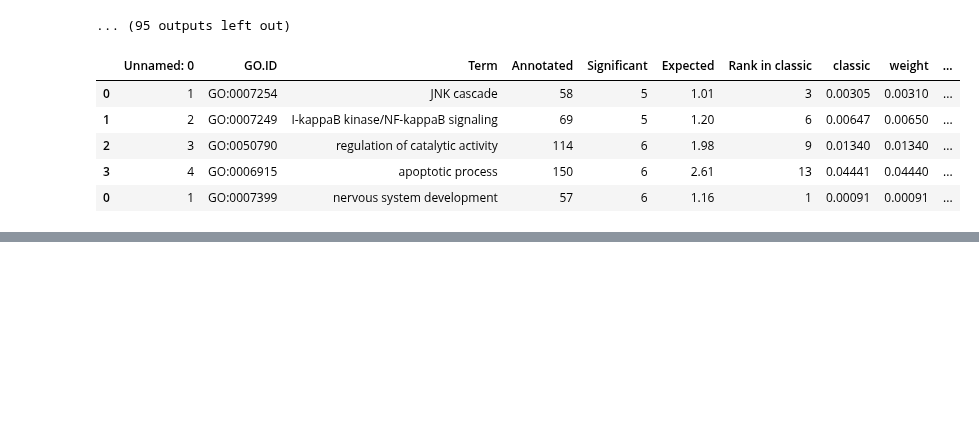
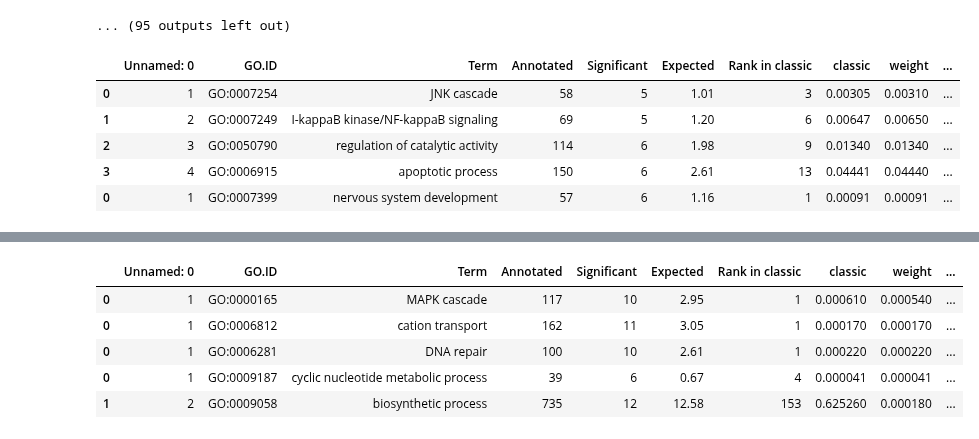
Before and after one commit to pachterlab/CWGFLHGCCHAP_2021, a Jupyter notebook: notebooks/Revision/gastroGeneModuleAnalysis.ipynb, the cells around one changed output, grey strips where cells are left out. Drawn from its saved outputs; the diff is of its cells as text; code cells hidden in the pictures; blank space fills up the shorter version.

```diff
--- a/notebooks/Revision/gastroGeneModuleAnalysis.ipynb
+++ b/notebooks/Revision/gastroGeneModuleAnalysis.ipynb
@@ -1078,0 +1481,14 @@ df.to_csv('glandModulesGOEnrich.csv',index=None)
+# %%
+import os
+import glob
+
+
+df = pd.concat(map(pd.read_csv, glob.glob(os.path.join('', "mod*.csv"))))
+df.head()
+# %% [output]
+|  | Unnamed: 0 | GO.ID | Term | Annotated | Significant | Expected | Rank in classic | classic | weight | ... |
+| 0 | 1 | GO:0000165 | MAPK cascade | 117 | 10 | 2.95 | 1 | 0.000610 | 0.000540 | ... |
+| 0 | 1 | GO:0006812 | cation transport | 162 | 11 | 3.05 | 1 | 0.000170 | 0.000170 | ... |
+| 0 | 1 | GO:0006281 | DNA repair | 100 | 10 | 2.61 | 1 | 0.000220 | 0.000220 | ... |
+| 0 | 1 | GO:0009187 | cyclic nucleotide metabolic process | 39 | 6 | 0.67 | 4 | 0.000041 | 0.000041 | ... |
+| 1 | 2 | GO:0009058 | biosynthetic process | 735 | 12 | 12.58 | 153 | 0.625260 | 0.000180 | ... |
```
Also changed, not shown: parts of 18 cells of this notebook.
